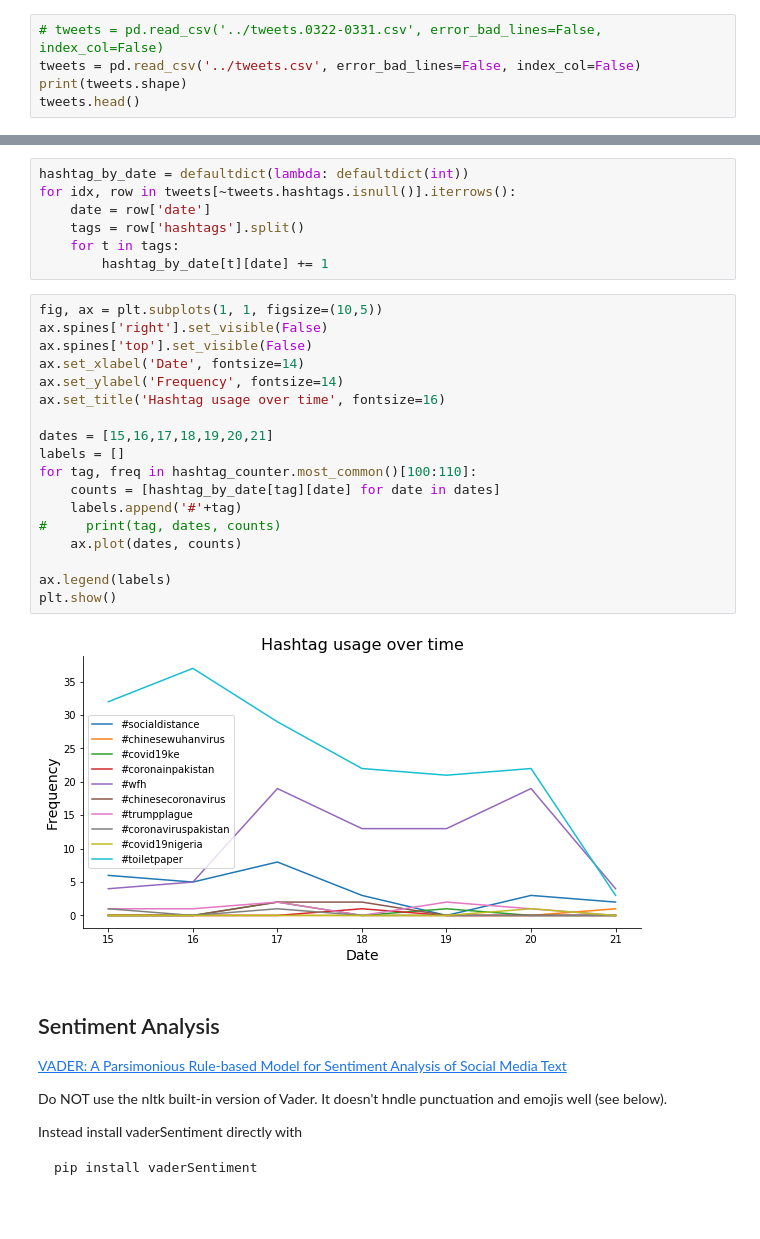
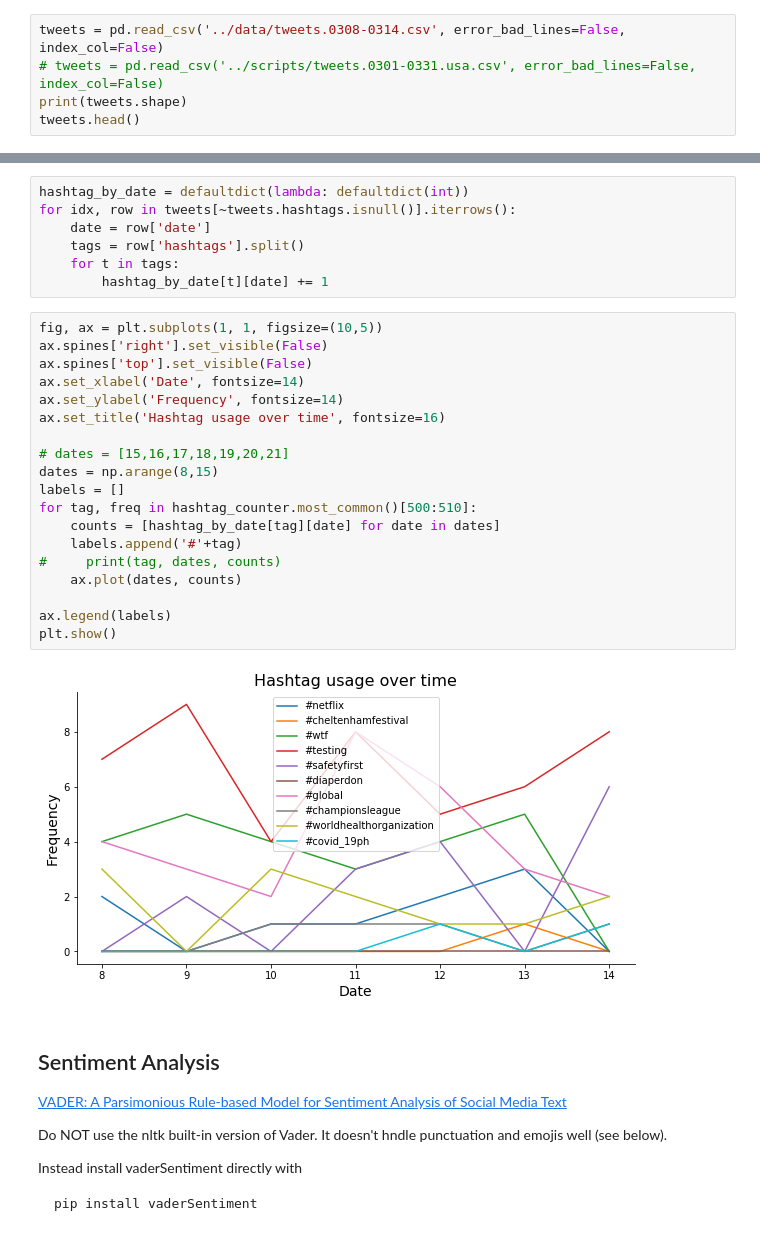
Before and after one commit to mashabelyi/Twitter-Covid-Response, a Jupyter notebook: notebooks/COVID-EDA.ipynb, the cells around one changed output, grey strips where cells are left out. Cells and saved outputs as stored; diff of their text form.

```diff
--- a/notebooks/COVID-EDA.ipynb
+++ b/notebooks/COVID-EDA.ipynb
@@ -14,8 +14,8 @@ print(os.getcwd())
 # %% [output]
 /Users/mashabelyi/UCBerkeley/courses/Spring_2020/InfoViz/project/notebooks
 # %%
-# tweets = pd.read_csv('../tweets.0322-0331.csv', error_bad_lines=False, index_col=False)
-tweets = pd.read_csv('../tweets.csv', error_bad_lines=False, index_col=False)
+tweets = pd.read_csv('../data/tweets.0308-0314.csv', error_bad_lines=False, index_col=False)
+# tweets = pd.read_csv('../scripts/tweets.0301-0331.usa.csv', error_bad_lines=False, index_col=False)
 print(tweets.shape)
 tweets.head()
 # %% [output]
@@ -123,23 +122,24 @@ for idx, row in tweets[~tweets.hashtags.isnull()].iterrows():
 # %%
 fig, ax = plt.subplots(1, 1, figsize=(10,5))
 ax.spines['right'].set_visible(False)
 ax.spines['top'].set_visible(False)
 ax.set_xlabel('Date', fontsize=14)
 ax.set_ylabel('Frequency', fontsize=14)
 ax.set_title('Hashtag usage over time', fontsize=16)
 
-dates = [15,16,17,18,19,20,21]
+# dates = [15,16,17,18,19,20,21]
+dates = np.arange(8,15)
 labels = []
-for tag, freq in hashtag_counter.most_common()[100:110]:
+for tag, freq in hashtag_counter.most_common()[500:510]:
     counts = [hashtag_by_date[tag][date] for date in dates]
     labels.append('#'+tag)
 #     print(tag, dates, counts)
     ax.plot(dates, counts)
 
 ax.legend(labels)
 plt.show()
 # %% [output]
-[figure, old version]
+[figure, new version]
 # %% [markdown]
 ## Sentiment Analysis
 
```
Also changed, not shown: parts of 25 cells of this notebook, 15 other files.
